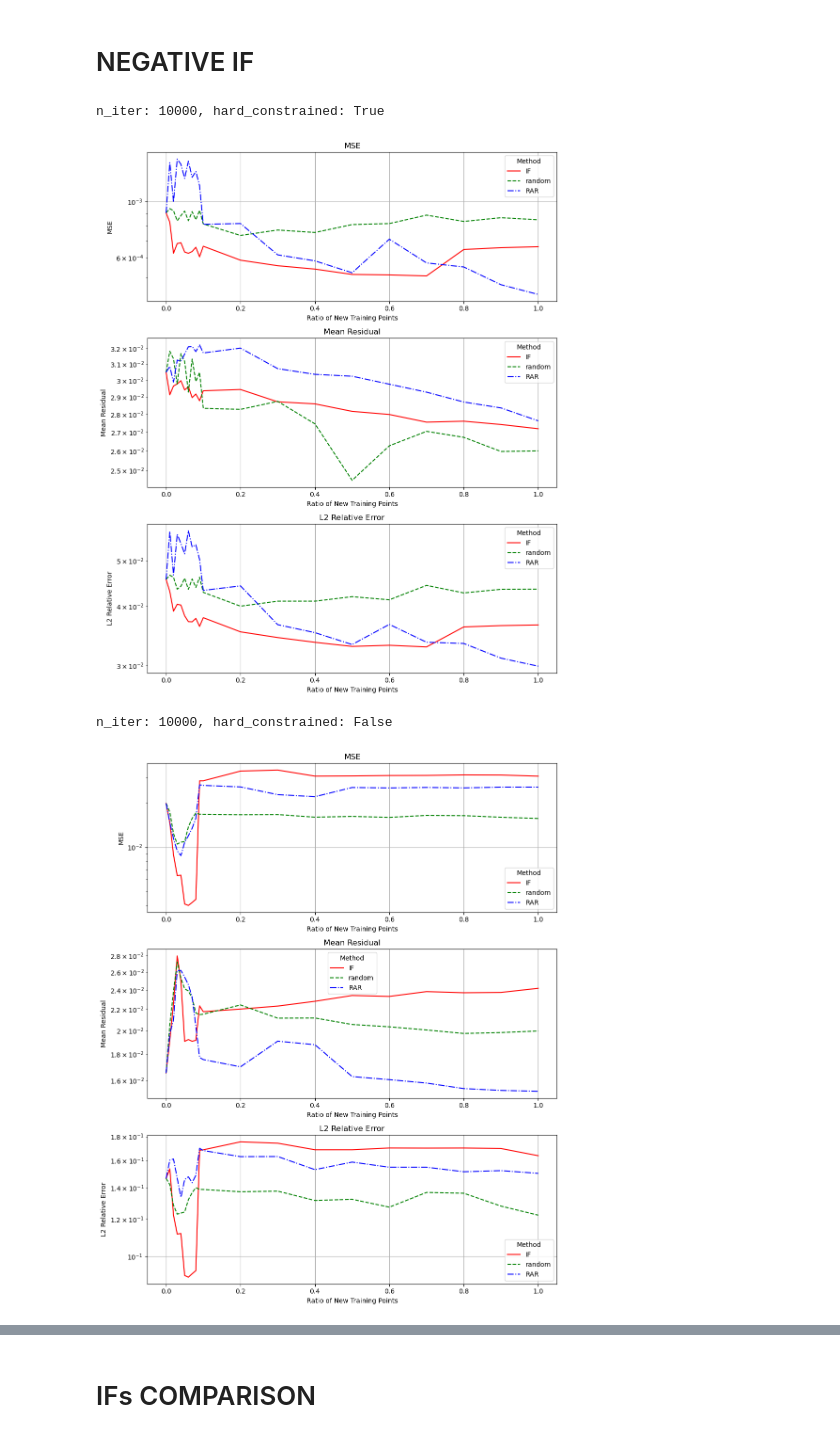
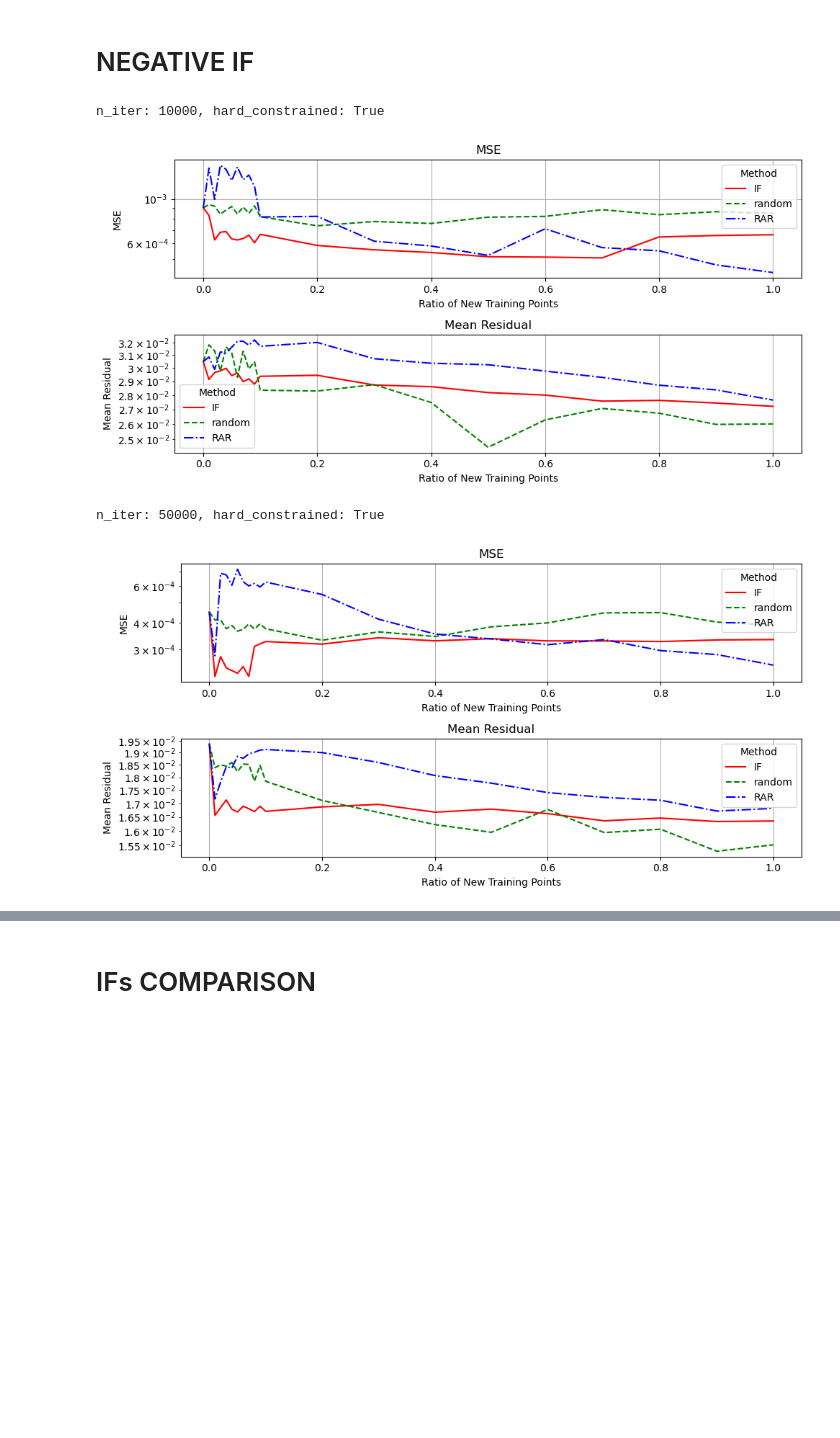
Before and after one commit to aleks-krasowski/PINNfluence, a Jupyter notebook: refactor_for_hpc/burgers/evaluations/eval_finetuning.ipynb, the cells around one changed output, grey strips where cells are left out. Saved outputs shown, nothing was run; the diff lists cells and outputs as text; code cells hidden in the pictures; blank space fills up the shorter version.

```diff
--- a/refactor_for_hpc/burgers/evaluations/eval_finetuning.ipynb
+++ b/refactor_for_hpc/burgers/evaluations/eval_finetuning.ipynb
@@ -84,6 +84,8 @@ Checking for duplicates
 # %% [markdown]
 # ABSOLUTE IF
 # %%
+infl_sign = 'abs'
+
 import numpy as np
 import pandas as pd
 import matplotlib.pyplot as plt
@@ -94,14 +96,15 @@ df.sort_values(by=['method', 'influence_sign', 'seed', 'ratio', 'model_version',
 
 # I ran some experiments twice because I set different influence signs for random and RAR aswell
 # this drops all rows with EXACT duplicates
-df.loc[df['method'] != 'IF', 'influence_sign'] = "abs"
+df.loc[df['method'] != 'IF', 'influence_sign'] = infl_sign
 df.drop_duplicates(inplace=True, keep='first')
 
-df = df.loc[df['influence_sign'] == 'abs']
+df = df.loc[df['influence_sign'] == infl_sign]
+hard_constrained = True
 
 # Assuming 'df' is your DataFrame already loaded
 for n_iter in [10000, 50000]:
-    for hard_constrained in [True, False]:
+    # for hard_constrained in [True, False]:
         print(f"n_iter: {n_iter}, hard_constrained: {hard_constrained}")
         # Filter the DataFrame
         sub_df = df.loc[
@@ -121,7 +124,7 @@ for n_iter in [10000, 50000]:
         method_colors = {'IF': 'r', 'random': 'g', 'RAR': 'b',}
         method_styles = {'IF': '-', 'random': '--', 'RAR': '-.',}
 
-        metrics = ['mse', 'mean_residual', 'l2_relative_error']
+        metrics = ['mse', 'mean_residual']#, 'l2_relative_error']
         metric_labels = {
             'mse': 'MSE',
             'mean_residual': 'Mean Residual',
@@ -134,7 +137,7 @@ for n_iter in [10000, 50000]:
             for method in methods
         ]
 
-        fig, ax = plt.subplots(nrows=3, figsize=(10, 12))
+        fig, ax = plt.subplots(nrows=2, figsize=(10, 5))
 
         for e, metric in enumerate(metrics):
             for method in methods:
@@ -174,6 +173,8 @@ n_iter: 50000, hard_constrained: False
 # %% [markdown]
 # POSITIVE IF
 # %%
+infl_sign = 'pos'
+
 import numpy as np
 import pandas as pd
 import matplotlib.pyplot as plt
@@ -184,14 +185,15 @@ df.sort_values(by=['method', 'influence_sign', 'seed', 'ratio', 'model_version',
 
 # I ran some experiments twice because I set different influence signs for random and RAR aswell
 # this drops all rows with EXACT duplicates
-df.loc[df['method'] != 'IF', 'influence_sign'] = "pos"
+df.loc[df['method'] != 'IF', 'influence_sign'] = infl_sign
 df.drop_duplicates(inplace=True, keep='first')
 
-df = df.loc[df['influence_sign'] == 'pos']
+df = df.loc[df['influence_sign'] == infl_sign]
+hard_constrained = True
 
 # Assuming 'df' is your DataFrame already loaded
 for n_iter in [10000, 50000]:
-    for hard_constrained in [True, False]:
+    # for hard_constrained in [True, False]:
         print(f"n_iter: {n_iter}, hard_constrained: {hard_constrained}")
         # Filter the DataFrame
         sub_df = df.loc[
@@ -211,7 +213,7 @@ for n_iter in [10000, 50000]:
         method_colors = {'IF': 'r', 'random': 'g', 'RAR': 'b',}
         method_styles = {'IF': '-', 'random': '--', 'RAR': '-.',}
 
-        metrics = ['mse', 'mean_residual', 'l2_relative_error']
+        metrics = ['mse', 'mean_residual']#, 'l2_relative_error']
         metric_labels = {
             'mse': 'MSE',
             'mean_residual': 'Mean Residual',
@@ -224,7 +226,7 @@ for n_iter in [10000, 50000]:
             for method in methods
         ]
 
-        fig, ax = plt.subplots(nrows=3, figsize=(10, 12))
+        fig, ax = plt.subplots(nrows=2, figsize=(10, 5))
 
         for e, metric in enumerate(metrics):
             for method in methods:
@@ -264,6 +262,8 @@ n_iter: 50000, hard_constrained: False
 # %% [markdown]
 # NEGATIVE IF
 # %%
+infl_sign = 'neg'
+
 import numpy as np
 import pandas as pd
 import matplotlib.pyplot as plt
@@ -274,14 +274,15 @@ df.sort_values(by=['method', 'influence_sign', 'seed', 'ratio', 'model_version',
 
 # I ran some experiments twice because I set different influence signs for random and RAR aswell
 # this drops all rows with EXACT duplicates
-df.loc[df['method'] != 'IF', 'influence_sign'] = "neg"
+df.loc[df['method'] != 'IF', 'influence_sign'] = infl_sign
 df.drop_duplicates(inplace=True, keep='first')
 
-df = df.loc[df['influence_sign'] == 'neg']
+df = df.loc[df['influence_sign'] == infl_sign]
+hard_constrained = True
 
 # Assuming 'df' is your DataFrame already loaded
 for n_iter in [10000, 50000]:
-    for hard_constrained in [True, False]:
+    # for hard_constrained in [True, False]:
         print(f"n_iter: {n_iter}, hard_constrained: {hard_constrained}")
         # Filter the DataFrame
         sub_df = df.loc[
@@ -301,7 +302,7 @@ for n_iter in [10000, 50000]:
         method_colors = {'IF': 'r', 'random': 'g', 'RAR': 'b',}
         method_styles = {'IF': '-', 'random': '--', 'RAR': '-.',}
 
-        metrics = ['mse', 'mean_residual', 'l2_relative_error']
+        metrics = ['mse', 'mean_residual']#, 'l2_relative_error']
         metric_labels = {
             'mse': 'MSE',
             'mean_residual': 'Mean Residual',
@@ -314,36 +315,36 @@ for n_iter in [10000, 50000]:
             for method in methods
         ]
 
-        fig, ax = plt.subplots(nrows=3, figsize=(10, 12))
+        fig, ax = plt.subplots(nrows=2, figsize=(10, 5))
 
         for e, metric in enumerate(metrics):
             for method in methods:
                 method_mean = mean_df[mean_df['method'] == method]
                 method_std = std_df[std_df['method'] == method]
 
                 color = method_colors[method]
                 line_style = method_styles[method]
 
                 ax[e].plot(method_mean['ratio'], method_mean[metric], color=color, linestyle=line_style)
                 # ax[e].fill_between(
                 #     method_mean['ratio'],
                 #     method_mean[metric] - method_std[metric],
                 #     method_mean[metric] + method_std[metric],
                 #     color=color, alpha=0.1
                 # )
 
             ax[e].set_title(metric_labels[metric])
             ax[e].set_xlabel('Ratio of New Training Points')
             ax[e].set_ylabel(metric_labels[metric])
             ax[e].set_yscale('log')
             ax[e].grid()
             # Add custom legend
             ax[e].legend(handles=method_legend_elements, title='Method')
 
         plt.tight_layout()
         plt.show()
 # %% [output]
 n_iter: 10000, hard_constrained: True
-[figure, old version]
+[figure, new version]
-n_iter: 10000, hard_constrained: False
+n_iter: 50000, hard_constrained: True
-[figure, old version]
+[figure, new version]
```
Also changed, not shown: parts of 4 cells of this notebook, 13 other files.
